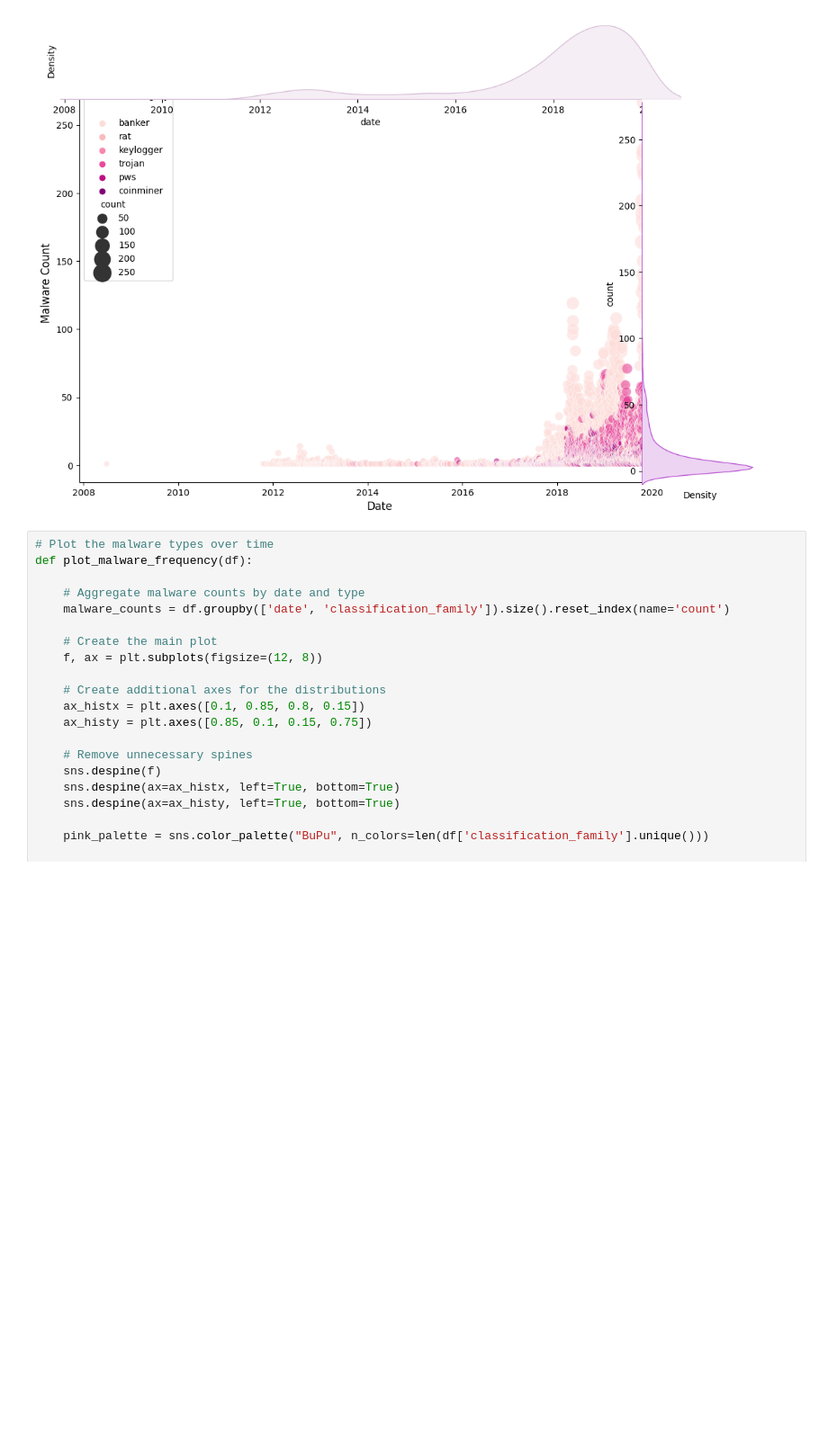
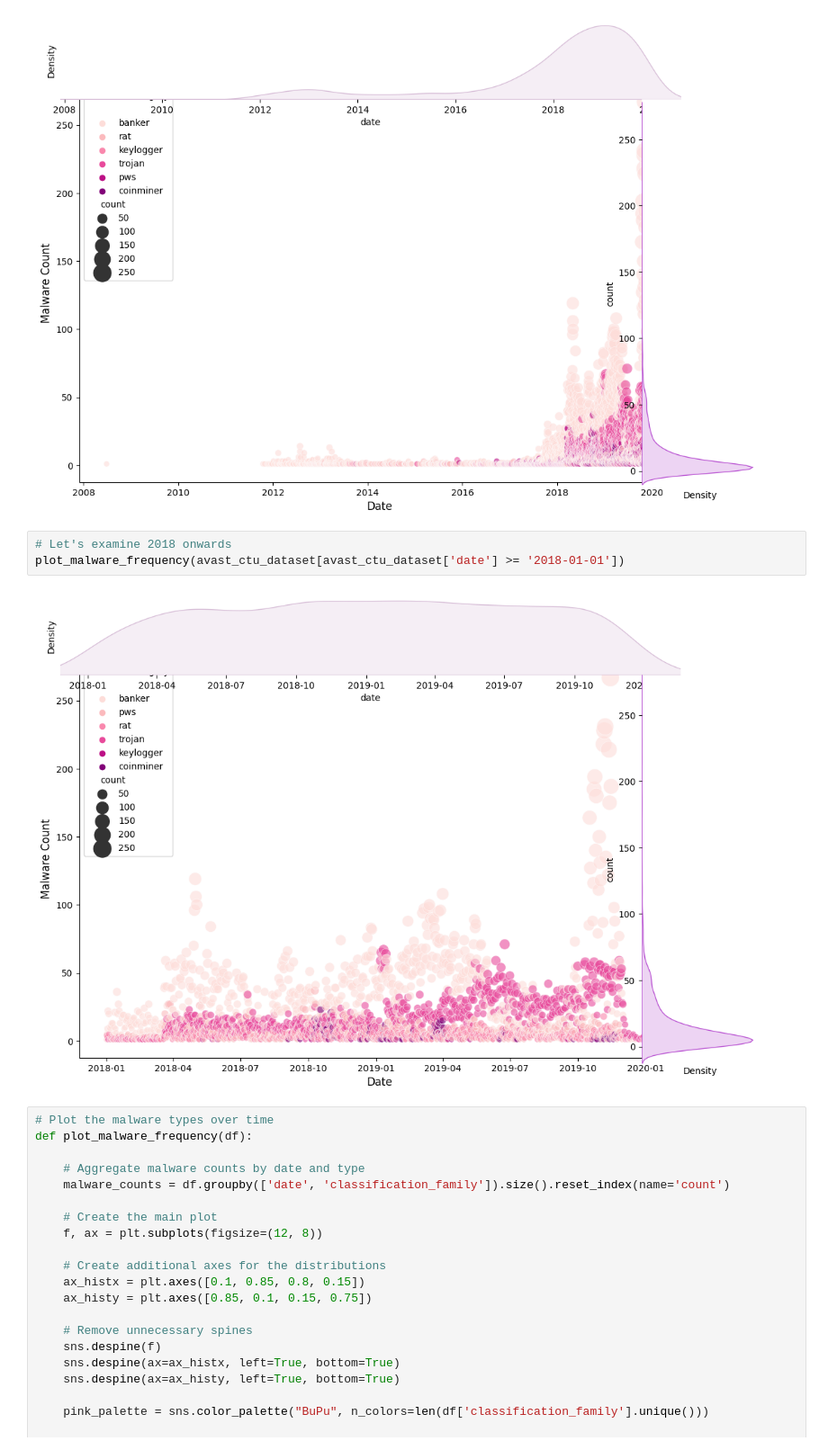
Before and after one commit to keila-moral/avast-ctu--CAPEv2, a Jupyter notebook: avast-ctu-cape.ipynb, the cells around one changed output. Shown at 90% size. Saved outputs shown, nothing was run; the diff lists cells and outputs as text; blank space fills up the shorter version.

Commit message:
Kaggle Notebook |  avast-ctu-cape | Version 22-.csv bug [fixed] and filter on scatter

```diff
--- a/avast-ctu-cape.ipynb
+++ b/avast-ctu-cape.ipynb
@@ -127,6 +127,11 @@ def plot_malware_frequency(df):
 plot_malware_frequency(avast_ctu_dataset)
 # %% [output]
 [figure]
+# %%
+# Let's examine 2018 onwards
+plot_malware_frequency(avast_ctu_dataset[avast_ctu_dataset['date'] >= '2018-01-01'])
+# %% [output]
+[figure, added]
 # %%
 # Plot the malware types over time
 def plot_malware_frequency(df):
```
Also changed, not shown: parts of 5 cells of this notebook.
